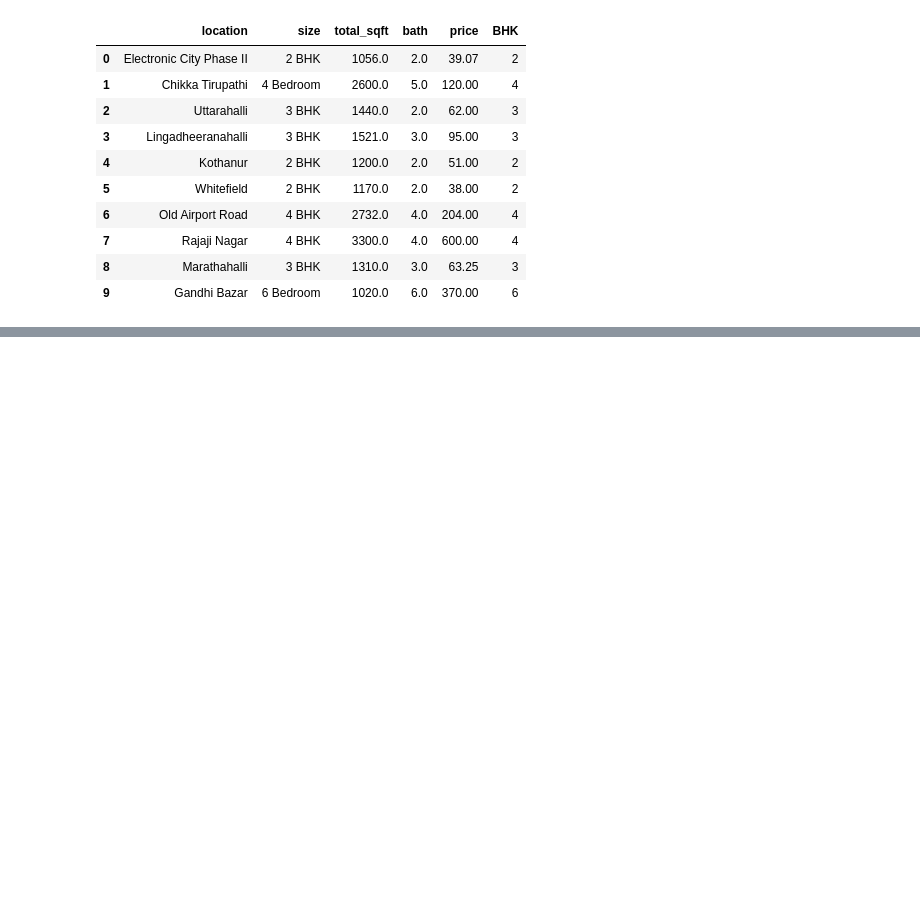
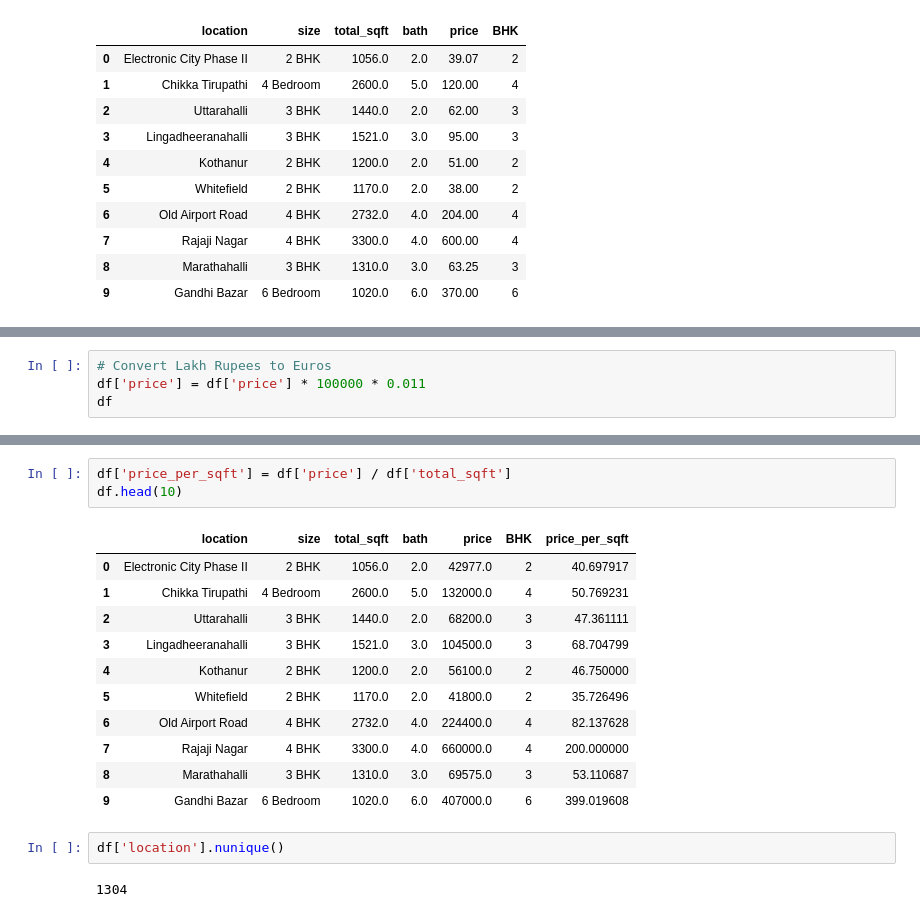
Before and after one commit to daidan3k/LearningAI, a Jupyter notebook: projects/01-real-state-price-prediction.ipynb, the cells around one changed output, grey strips where cells are left out. Cells and saved outputs as stored; diff of their text form; blank space fills up the shorter version.

```diff
--- a/projects/01-real-state-price-prediction.ipynb
+++ b/projects/01-real-state-price-prediction.ipynb
@@ -203,0 +210,4 @@ df.head(10)
+# %%
+# Convert Lakh Rupees to Euros
+df['price'] = df['price'] * 100000 * 0.011
+df
@@ -203,0 +228,19 @@ df.head(10)
+# %%
+df['price_per_sqft'] = df['price'] / df['total_sqft']
+df.head(10)
+# %% [output]
+|  | location | size | total_sqft | bath | price | BHK | price_per_sqft |
+| 0 | Electronic City Phase II | 2 BHK | 1056.0 | 2.0 | 42977.0 | 2 | 40.697917 |
+| 1 | Chikka Tirupathi | 4 Bedroom | 2600.0 | 5.0 | 132000.0 | 4 | 50.769231 |
+| 2 | Uttarahalli | 3 BHK | 1440.0 | 2.0 | 68200.0 | 3 | 47.361111 |
+| 3 | Lingadheeranahalli | 3 BHK | 1521.0 | 3.0 | 104500.0 | 3 | 68.704799 |
+| 4 | Kothanur | 2 BHK | 1200.0 | 2.0 | 56100.0 | 2 | 46.750000 |
+| 5 | Whitefield | 2 BHK | 1170.0 | 2.0 | 41800.0 | 2 | 35.726496 |
+| 6 | Old Airport Road | 4 BHK | 2732.0 | 4.0 | 224400.0 | 4 | 82.137628 |
+| 7 | Rajaji Nagar | 4 BHK | 3300.0 | 4.0 | 660000.0 | 4 | 200.000000 |
+| 8 | Marathahalli | 3 BHK | 1310.0 | 3.0 | 69575.0 | 3 | 53.110687 |
+| 9 | Gandhi Bazar | 6 Bedroom | 1020.0 | 6.0 | 407000.0 | 6 | 399.019608 |
+# %%
+df['location'].nunique()
+# %% [output]
+1304
```
Also changed, not shown: parts of 5 cells of this notebook.
